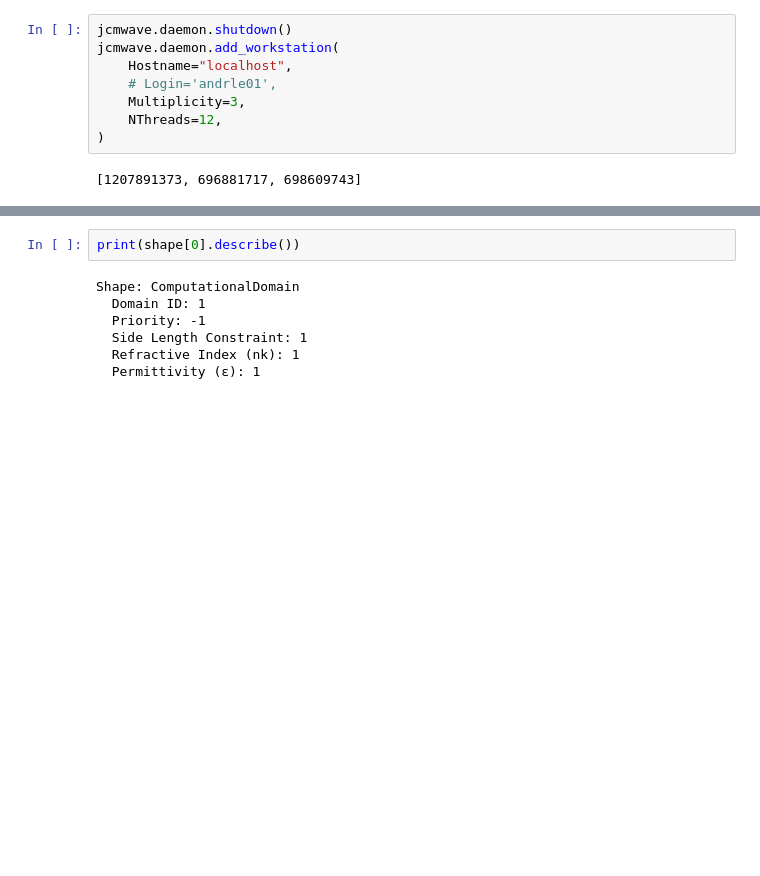
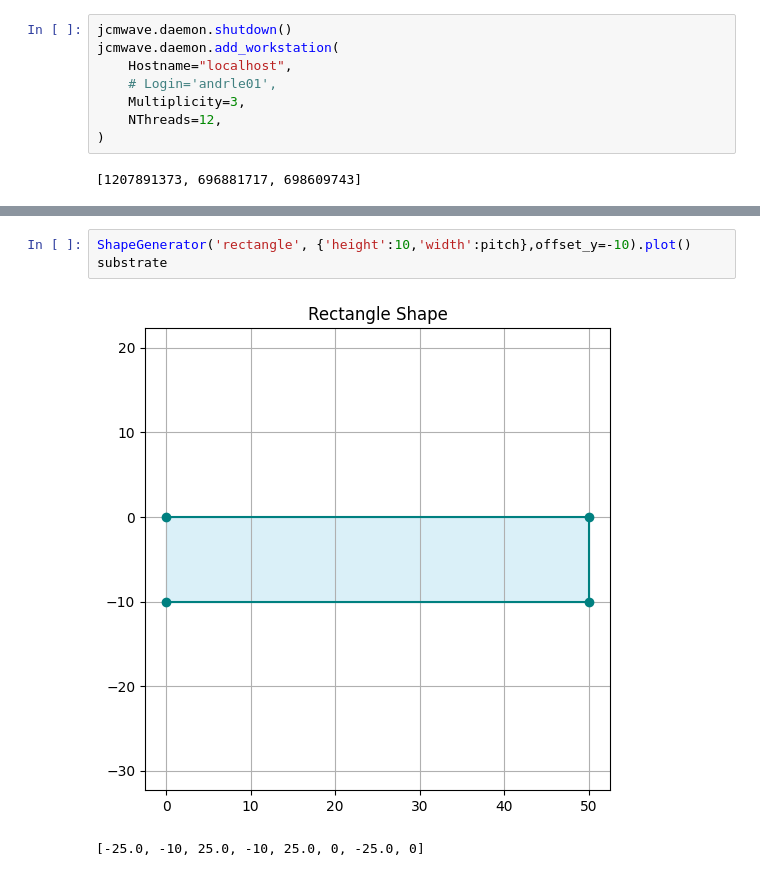
Before and after one commit to kasandrle/JCMwave_modeling, a Jupyter notebook: notbooks/start.ipynb, the cells around one changed output, grey strips where cells are left out. Saved outputs shown, nothing was run; the diff lists cells and outputs as text; blank space fills up the shorter version.

```diff
--- a/notbooks/start.ipynb
+++ b/notbooks/start.ipynb
@@ -146,13 +144,10 @@ keys['shape']=shape
 keys['energy_index'] = 0
-# %%
-print(shape[0].describe())
-# %% [output]
-Shape: ComputationalDomain
-  Domain ID: 1
-  Priority: -1
-  Side Length Constraint: 1
-  Refractive Index (nk): 1
-  Permittivity (ε): 1
+# %%
+ShapeGenerator('rectangle', {'height':10,'width':pitch},offset_y=-10).plot()
+substrate
+# %% [output]
+[figure, added]
+[-25.0, -10, 25.0, -10, 25.0, 0, -25.0, 0]
 # %%
 import matplotlib.pyplot as plt
 
```
Also changed, not shown: parts of 11 cells of this notebook, 15 other files.
